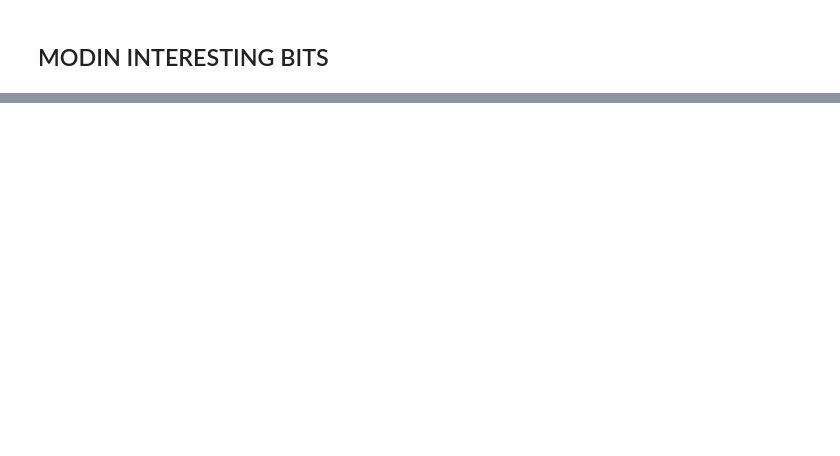
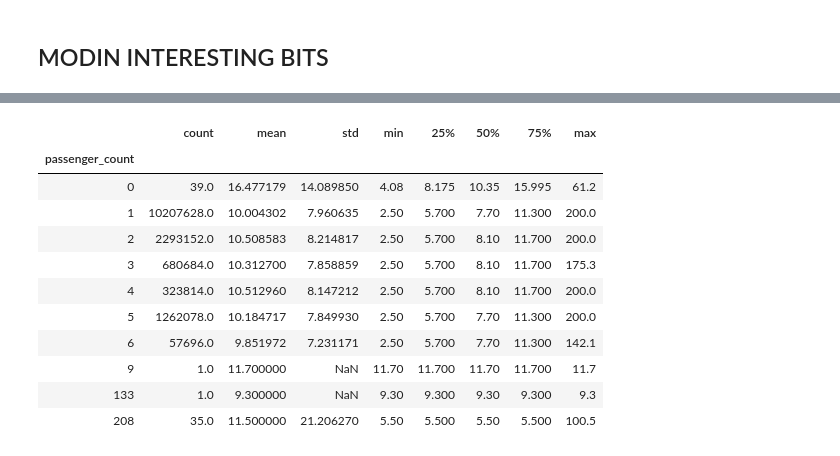
Before and after one commit to boboburo/push-over-pandas_pycon-ireland-19, a Jupyter notebook: 4_modin_test.ipynb, the cells around one changed output, grey strips where cells are left out. Cells and saved outputs as stored; diff of their text form; code cells hidden in the pictures; blank space fills up the shorter version.

Commit message:
Update notebooks with new data
use yellow_trip data and hdf, parquet and hdf5

```diff
--- a/4_modin_test.ipynb
+++ b/4_modin_test.ipynb
@@ -89,3 +143,8 @@ del(nyc_taxi_fare)
 ray.shutdown()
 # %% [markdown]
 ## MODIN INTERESTING BITS ##
+# %%
+%%time
+
+yellow_trip_parquet = os.path.join(data_path, cfg['data']['nyc_yellow_trip_parquet_gzip'])
+yellow_trip = pd.read_parquet(yellow_trip_parquet)
@@ -91,0 +163,4 @@ ray.shutdown()
+# %%
+%%time
+yellow_trip.groupby(['passenger_count'])['fare_amount'].describe()
+# %% [output]
@@ -91,0 +171,12 @@ ray.shutdown()
+|  | count | mean | std | min | 25% | 50% | 75% | max |
+| passenger_count |  |  |  |  |  |  |  |  |
+| 0 | 39.0 | 16.477179 | 14.089850 | 4.08 | 8.175 | 10.35 | 15.995 | 61.2 |
+| 1 | 10207628.0 | 10.004302 | 7.960635 | 2.50 | 5.700 | 7.70 | 11.300 | 200.0 |
+| 2 | 2293152.0 | 10.508583 | 8.214817 | 2.50 | 5.700 | 8.10 | 11.700 | 200.0 |
+| 3 | 680684.0 | 10.312700 | 7.858859 | 2.50 | 5.700 | 8.10 | 11.700 | 175.3 |
+| 4 | 323814.0 | 10.512960 | 8.147212 | 2.50 | 5.700 | 8.10 | 11.700 | 200.0 |
+| 5 | 1262078.0 | 10.184717 | 7.849930 | 2.50 | 5.700 | 7.70 | 11.300 | 200.0 |
+| 6 | 57696.0 | 9.851972 | 7.231171 | 2.50 | 5.700 | 7.70 | 11.300 | 142.1 |
+| 9 | 1.0 | 11.700000 | NaN | 11.70 | 11.700 | 11.70 | 11.700 | 11.7 |
+| 133 | 1.0 | 9.300000 | NaN | 9.30 | 9.300 | 9.30 | 9.300 | 9.3 |
+| 208 | 35.0 | 11.500000 | 21.206270 | 5.50 | 5.500 | 5.50 | 5.500 | 100.5 |
```
Also changed, not shown: parts of 11 cells of this notebook, 10 other files.
